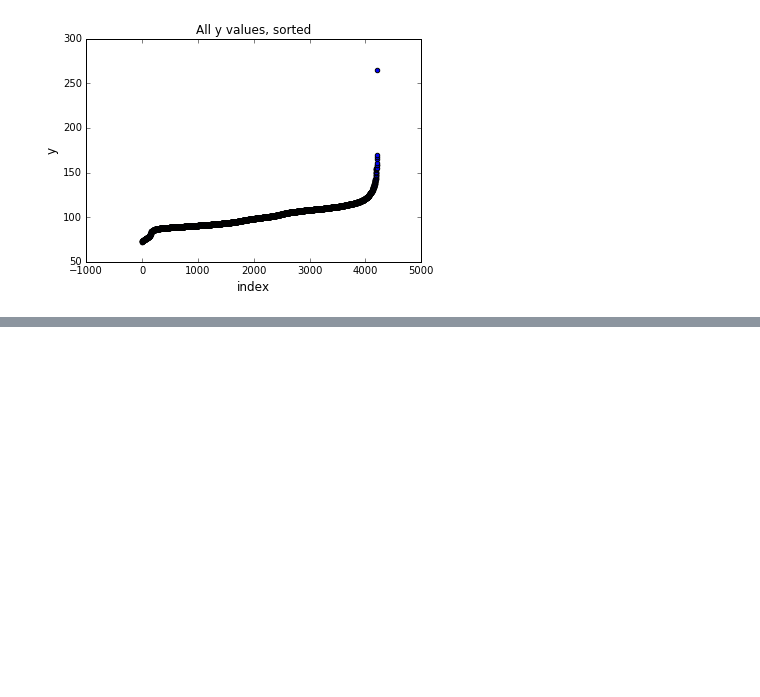
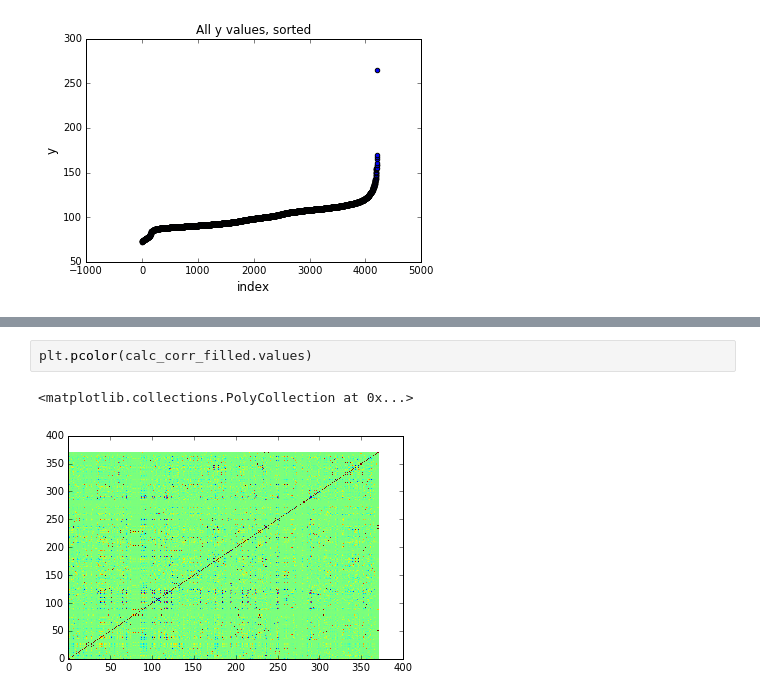
Before and after one commit to BartyzalRadek/mercedes-benz-kaggle, a Jupyter notebook: src/plots.ipynb, the cells around one changed output, grey strips where cells are left out. Cells and saved outputs as stored; diff of their text form; blank space fills up the shorter version.

```diff
--- a/src/plots.ipynb
+++ b/src/plots.ipynb
@@ -49,0 +79,5 @@ plt.show()
+# %%
+plt.pcolor(calc_corr_filled.values)
+# %% [output]
+<matplotlib.collections.PolyCollection at 0x...>
+[figure, added]
```
Also changed, not shown: parts of 8 cells of this notebook.
